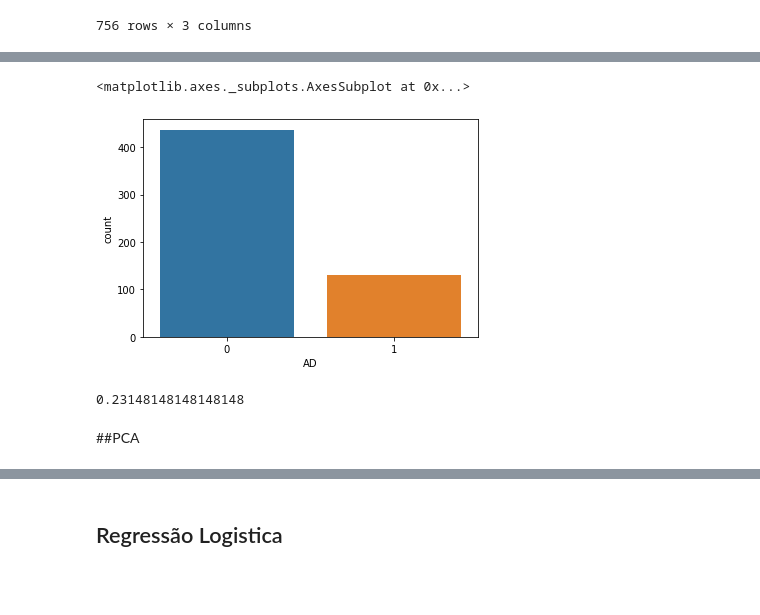
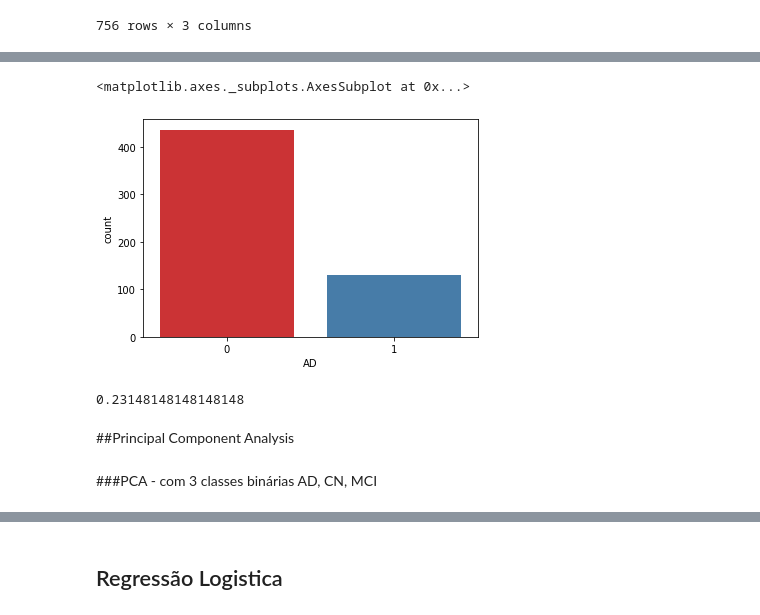
Before and after one commit to julianafalves/ic, a Jupyter notebook: Códigos/Treinamentos/RegressãoLogistica.ipynb, the cells around one changed output, grey strips where cells are left out. Drawn from its saved outputs; the diff is of its cells as text; code cells hidden in the pictures; blank space fills up the shorter version.

```diff
--- a/Códigos/Treinamentos/RegressãoLogistica.ipynb
+++ b/Códigos/Treinamentos/RegressãoLogistica.ipynb
@@ -117,12 +120,14 @@ y_train_AD
 Name: AD, Length: 567, dtype: int64
 # %%
-sns.countplot(x='AD',data=y_train)
+sns.countplot(x='AD',data=y_train,palette='Set1')
 # %% [output]
 <matplotlib.axes._subplots.AxesSubplot at 0x...>
-[figure, old version]
+[figure, new version]
 # %%
 y['AD'].mean()
 # %% [output]
 0.23148148148148148
-# %% [markdown]
-##PCA
+# %% [markdown]
+##Principal Component Analysis
+# %% [markdown]
+###PCA - com 3 classes binárias AD, CN, MCI
```
Also changed, not shown: parts of 46 cells of this notebook.
